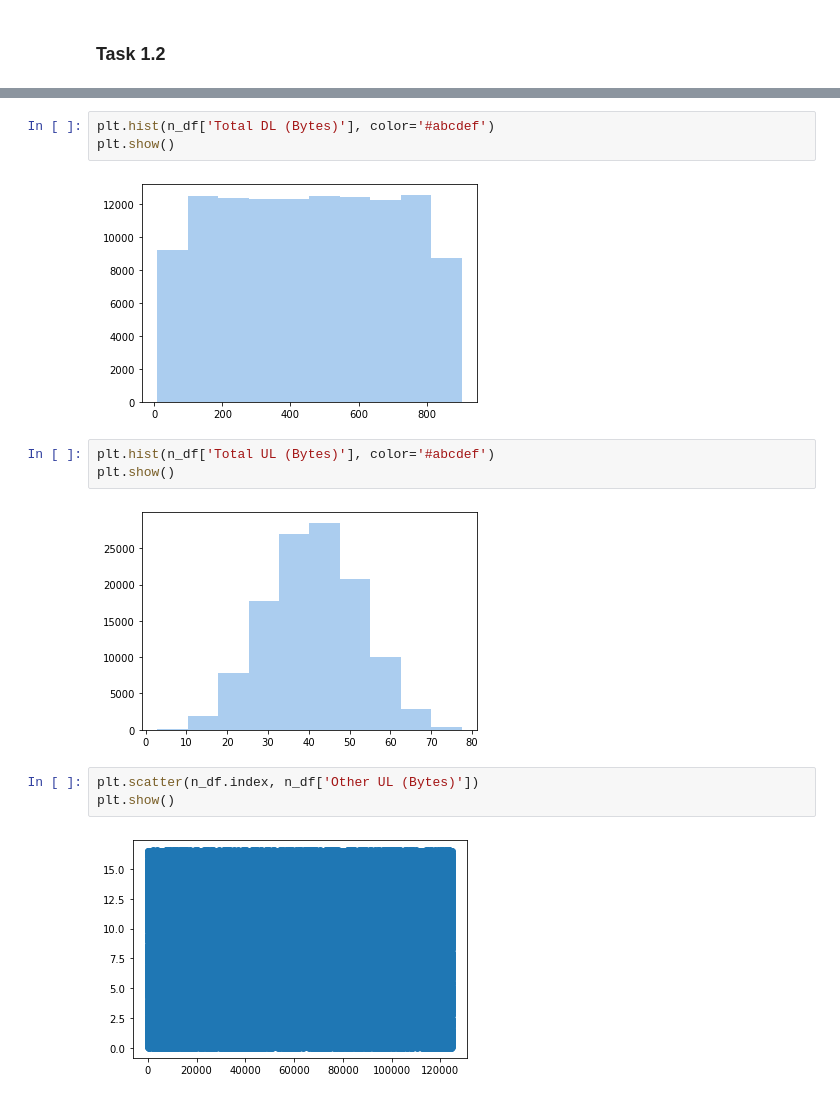
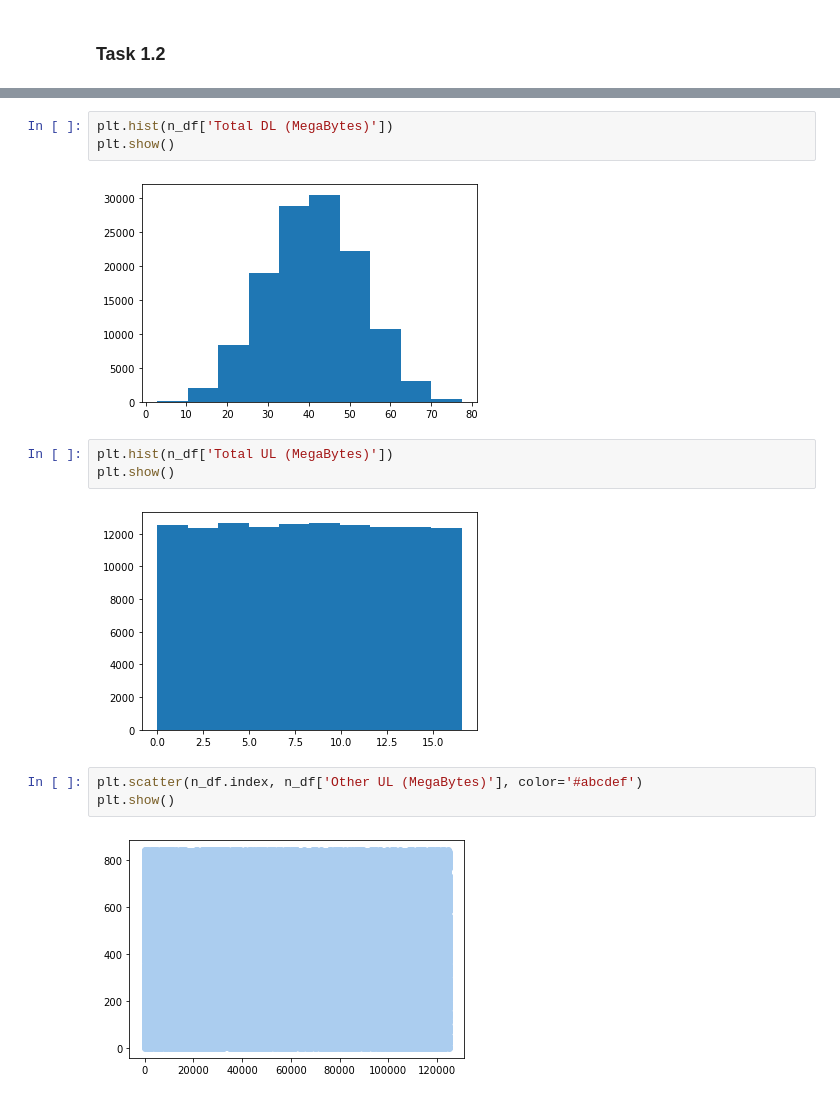
Before and after one commit to KutashiMA/Telecom_User_Analytics, a Jupyter notebook: User_Analytics.ipynb, the cells around one changed output, grey strips where cells are left out. Drawn from its saved outputs; the diff is of its cells as text.

```diff
--- a/User_Analytics.ipynb
+++ b/User_Analytics.ipynb
@@ -670,16 +680,16 @@ Name: Total Data, dtype: float64
 # %%
-plt.hist(n_df['Total DL (Bytes)'], color='#abcdef')
+plt.hist(n_df['Total DL (MegaBytes)'])
 plt.show()
 # %% [output]
-[figure, old version]
+[figure, new version]
 # %%
-plt.hist(n_df['Total UL (Bytes)'], color='#abcdef')
+plt.hist(n_df['Total UL (MegaBytes)'])
 plt.show()
 # %% [output]
-[figure, old version]
+[figure, new version]
 # %%
-plt.scatter(n_df.index, n_df['Other UL (Bytes)'])
+plt.scatter(n_df.index, n_df['Other UL (MegaBytes)'], color='#abcdef')
 plt.show()
 # %% [output]
-[figure, old version]
+[figure, new version]
 # %%
```
Also changed, not shown: parts of 43 cells of this notebook.
